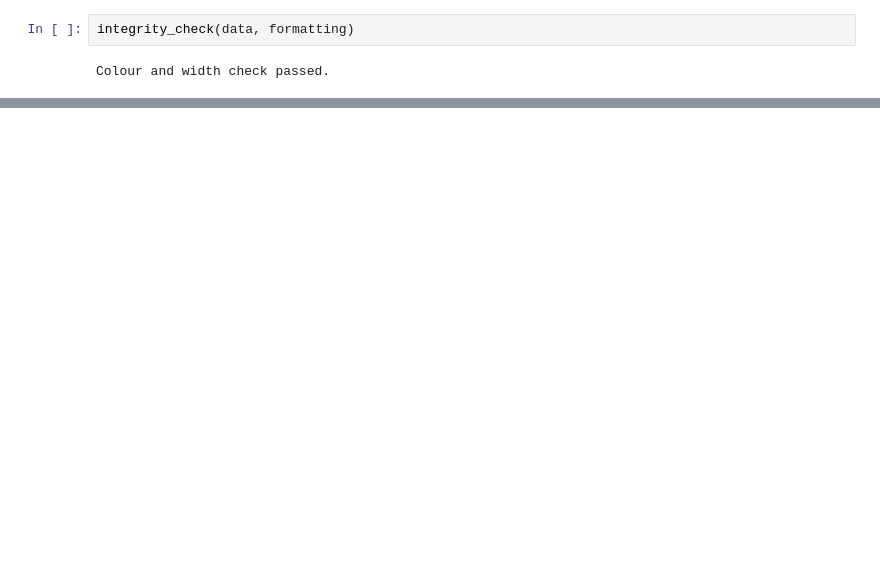
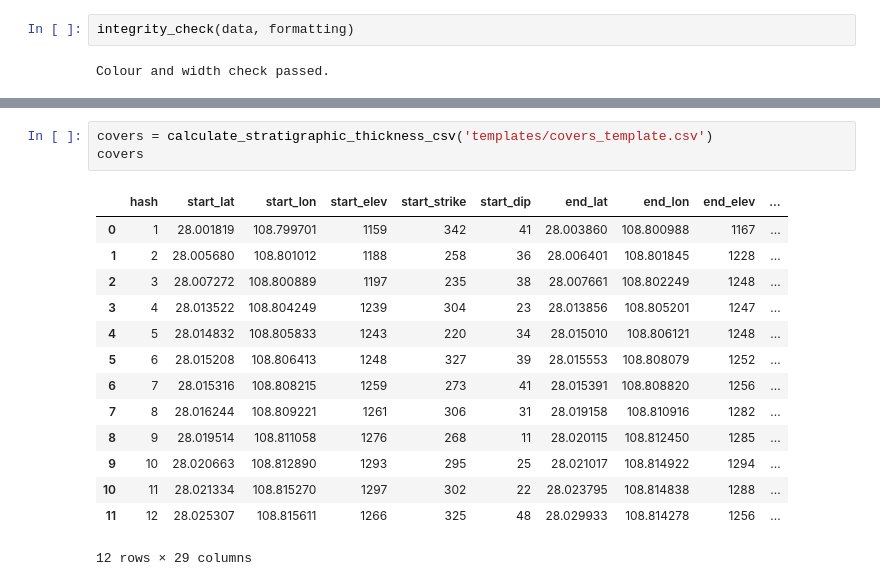
Before and after one commit to yuempark/pystrat, a Jupyter notebook: pystrat_MWE.ipynb, the cells around one changed output, grey strips where cells are left out. Saved outputs shown, nothing was run; the diff lists cells and outputs as text; blank space fills up the shorter version.

Commit message:
merge cover calculator notebook with examples notebook, with updates to the calculation functionality

```diff
--- a/pystrat_MWE.ipynb
+++ b/pystrat_MWE.ipynb
@@ -78,0 +133,18 @@ plt.show(fig)
+# %%
+covers = calculate_stratigraphic_thickness_csv('templates/covers_template.csv')
+covers
+# %% [output]
+|  | hash | start_lat | start_lon | start_elev | start_strike | start_dip | end_lat | end_lon | end_elev | ... |
+| 0 | 1 | 28.001819 | 108.799701 | 1159 | 342 | 41 | 28.003860 | 108.800988 | 1167 | ... |
+| 1 | 2 | 28.005680 | 108.801012 | 1188 | 258 | 36 | 28.006401 | 108.801845 | 1228 | ... |
+| 2 | 3 | 28.007272 | 108.800889 | 1197 | 235 | 38 | 28.007661 | 108.802249 | 1248 | ... |
+| 3 | 4 | 28.013522 | 108.804249 | 1239 | 304 | 23 | 28.013856 | 108.805201 | 1247 | ... |
+| 4 | 5 | 28.014832 | 108.805833 | 1243 | 220 | 34 | 28.015010 | 108.806121 | 1248 | ... |
+| 5 | 6 | 28.015208 | 108.806413 | 1248 | 327 | 39 | 28.015553 | 108.808079 | 1252 | ... |
+| 6 | 7 | 28.015316 | 108.808215 | 1259 | 273 | 41 | 28.015391 | 108.808820 | 1256 | ... |
+| 7 | 8 | 28.016244 | 108.809221 | 1261 | 306 | 31 | 28.019158 | 108.810916 | 1282 | ... |
+| 8 | 9 | 28.019514 | 108.811058 | 1276 | 268 | 11 | 28.020115 | 108.812450 | 1285 | ... |
+| 9 | 10 | 28.020663 | 108.812890 | 1293 | 295 | 25 | 28.021017 | 108.814922 | 1294 | ... |
+| 10 | 11 | 28.021334 | 108.815270 | 1297 | 302 | 22 | 28.023795 | 108.814838 | 1288 | ... |
+| 11 | 12 | 28.025307 | 108.815611 | 1266 | 325 | 48 | 28.029933 | 108.814278 | 1256 | ... |
+12 rows × 29 columns
```
Also changed, not shown: parts of 12 cells of this notebook, 2 other files.
